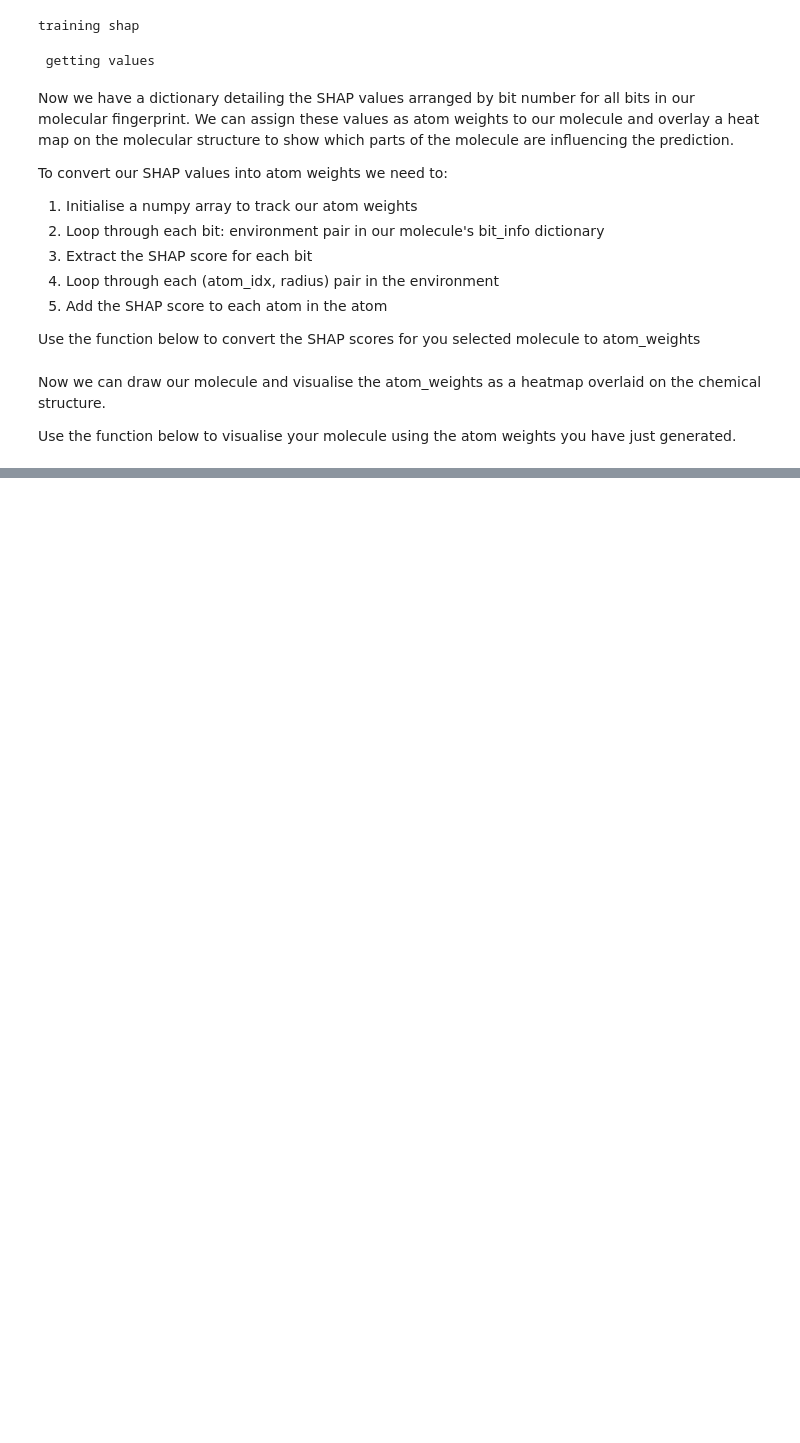
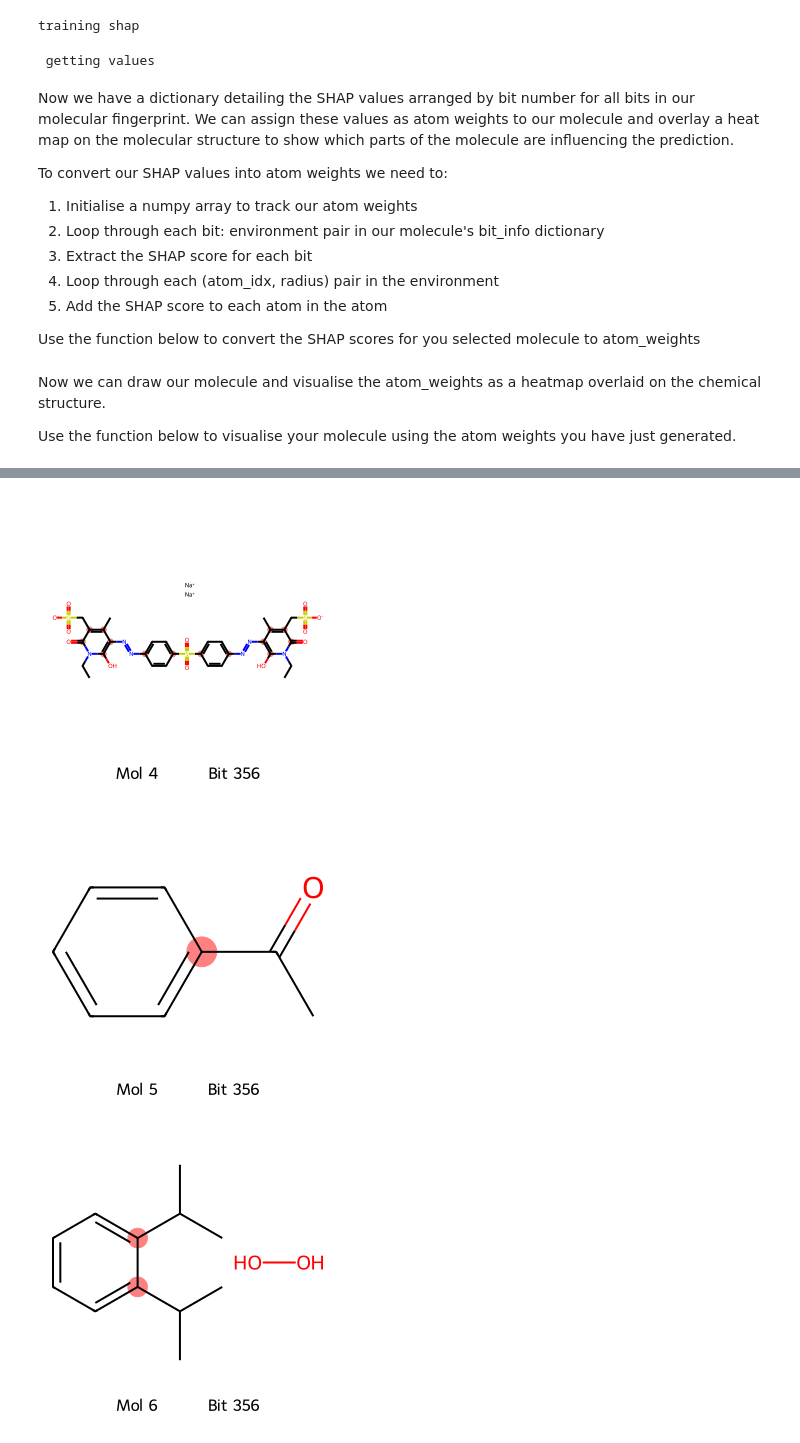
Before and after one commit to JoeHeeley2/AI-for-drug-discovery-labs, a Jupyter notebook: Interpretable Machine Learning/interpretable-machine-learning.ipynb, the cells around one changed output, grey strips where cells are left out. Drawn from its saved outputs; the diff is of its cells as text; code cells hidden in the pictures; blank space fills up the shorter version.

```diff
--- a/Interpretable Machine Learning/interpretable-machine-learning.ipynb
+++ b/Interpretable Machine Learning/interpretable-machine-learning.ipynb
@@ -130,6 +130,8 @@ test_solubility = test_df["Y"].to_numpy()
 
 bits = [smiles_to_ecfp(x) for x in train_smiles]
 fps = np.array([x[0] for x in bits])
+bi = np.array([x[1] for x in bits])
+mols = np.array([x[2] for x in bits])
 # %% [output]
 Found local copy...
 Loading...
@@ -308,0 +398,10 @@ def reaction_smiles_to_heat_map(smiles, fingerprint, shap_values):
+# %%
+train_fps = fps[200:400]
+train_bit_info = bi[200:400]
+train_mols = mols[200:400]
+
+draw_bit_grid(356, train_fps, train_bit_info, train_mols)
+# %% [output]
+[figure, added]
+[figure, added]
+[figure, added]
```
Also changed, not shown: parts of 16 cells of this notebook.
